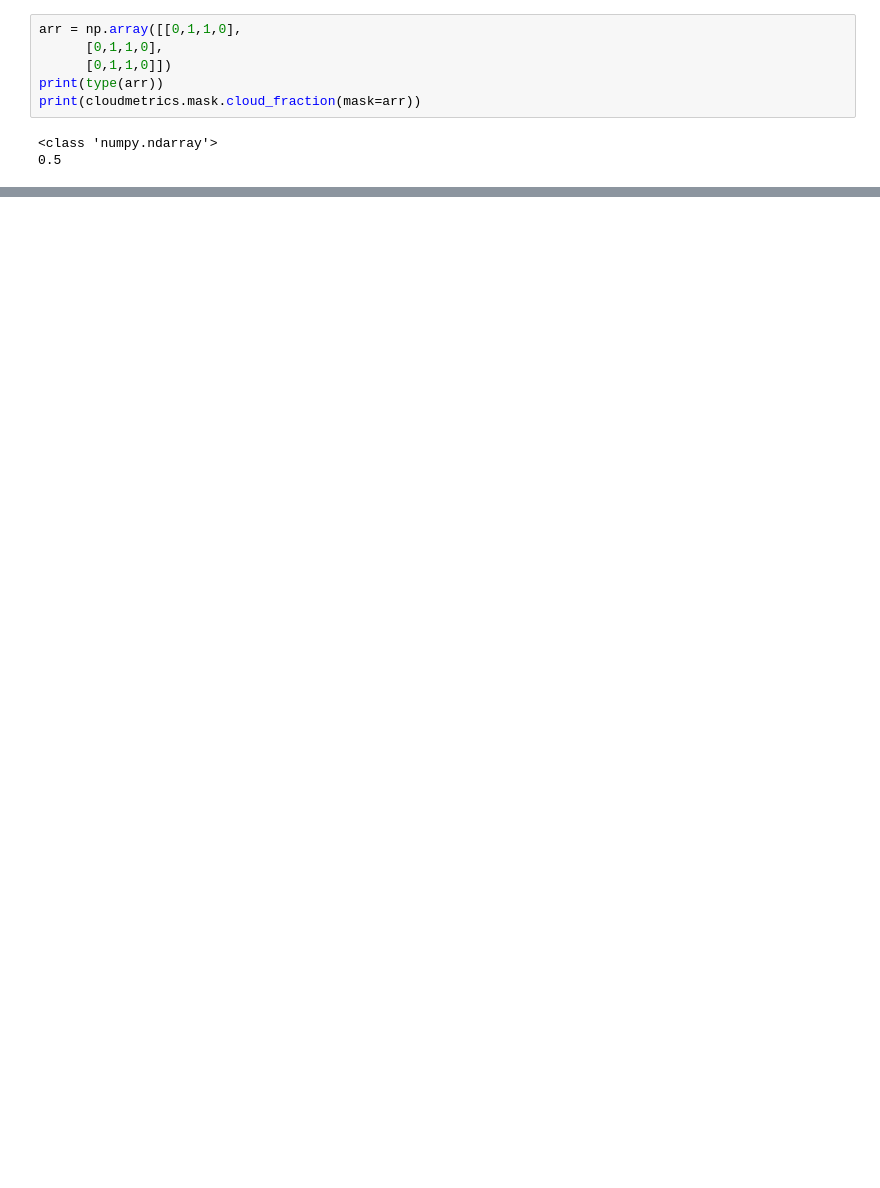
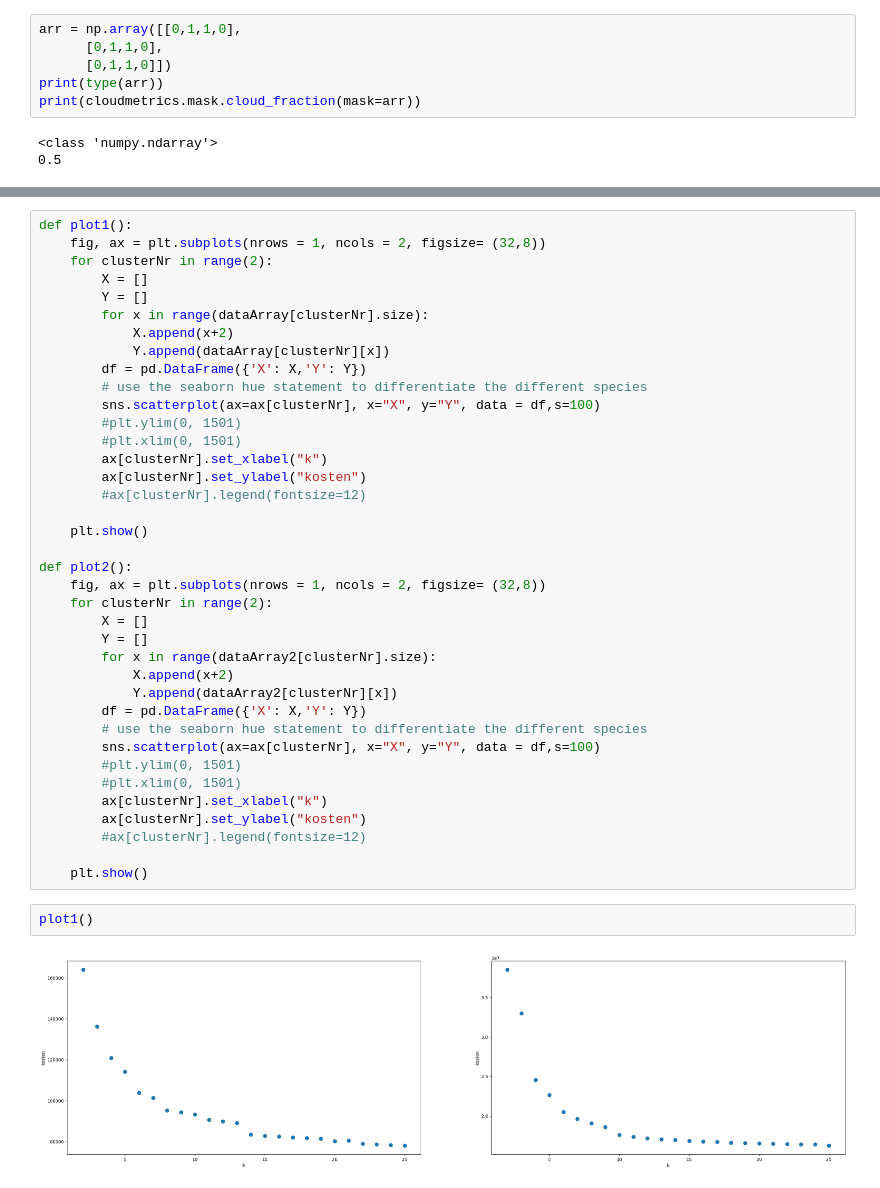
Before and after one commit to jlanger7/GraphDistanzmass, a Jupyter notebook: Cloudmetrics.ipynb, the cells around one changed output, grey strips where cells are left out. Saved outputs shown, nothing was run; the diff lists cells and outputs as text; blank space fills up the shorter version.

```diff
--- a/Cloudmetrics.ipynb
+++ b/Cloudmetrics.ipynb
@@ -44,0 +85,42 @@ orientation(mask, debug=False, periodic_domain=False)
+# %%
+def plot1():
+    fig, ax = plt.subplots(nrows = 1, ncols = 2, figsize= (32,8))
+    for clusterNr in range(2):
+        X = []
+        Y = []
+        for x in range(dataArray[clusterNr].size):
+            X.append(x+2)
+            Y.append(dataArray[clusterNr][x])
+        df = pd.DataFrame({'X': X,'Y': Y})
+        # use the seaborn hue statement to differentiate the different species
+        sns.scatterplot(ax=ax[clusterNr], x="X", y="Y", data = df,s=100)
+        #plt.ylim(0, 1501)
+        #plt.xlim(0, 1501)
+        ax[clusterNr].set_xlabel("k")
+        ax[clusterNr].set_ylabel("kosten")
+        #ax[clusterNr].legend(fontsize=12)
+
+    plt.show()
+
+def plot2():
+    fig, ax = plt.subplots(nrows = 1, ncols = 2, figsize= (32,8))
+    for clusterNr in range(2):
+        X = []
+        Y = []
+        for x in range(dataArray2[clusterNr].size):
+            X.append(x+2)
+            Y.append(dataArray2[clusterNr][x])
+        df = pd.DataFrame({'X': X,'Y': Y})
+        # use the seaborn hue statement to differentiate the different species
+        sns.scatterplot(ax=ax[clusterNr], x="X", y="Y", data = df,s=100)
+        #plt.ylim(0, 1501)
+        #plt.xlim(0, 1501)
+        ax[clusterNr].set_xlabel("k")
+        ax[clusterNr].set_ylabel("kosten")
+        #ax[clusterNr].legend(fontsize=12)
+
+    plt.show()
+# %%
+plot1()
+# %% [output]
+[figure, added]
```
Also changed, not shown: parts of 13 cells of this notebook, 5 other files.
